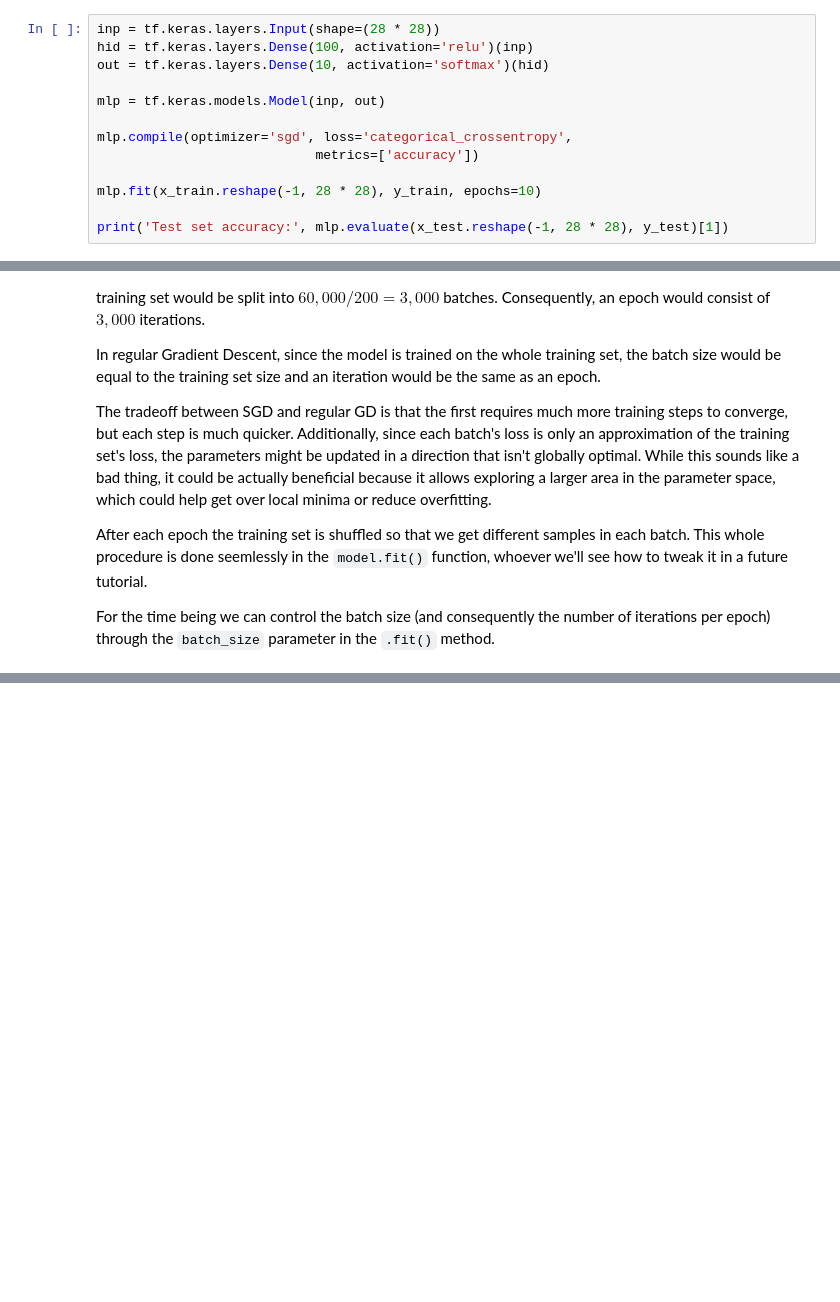
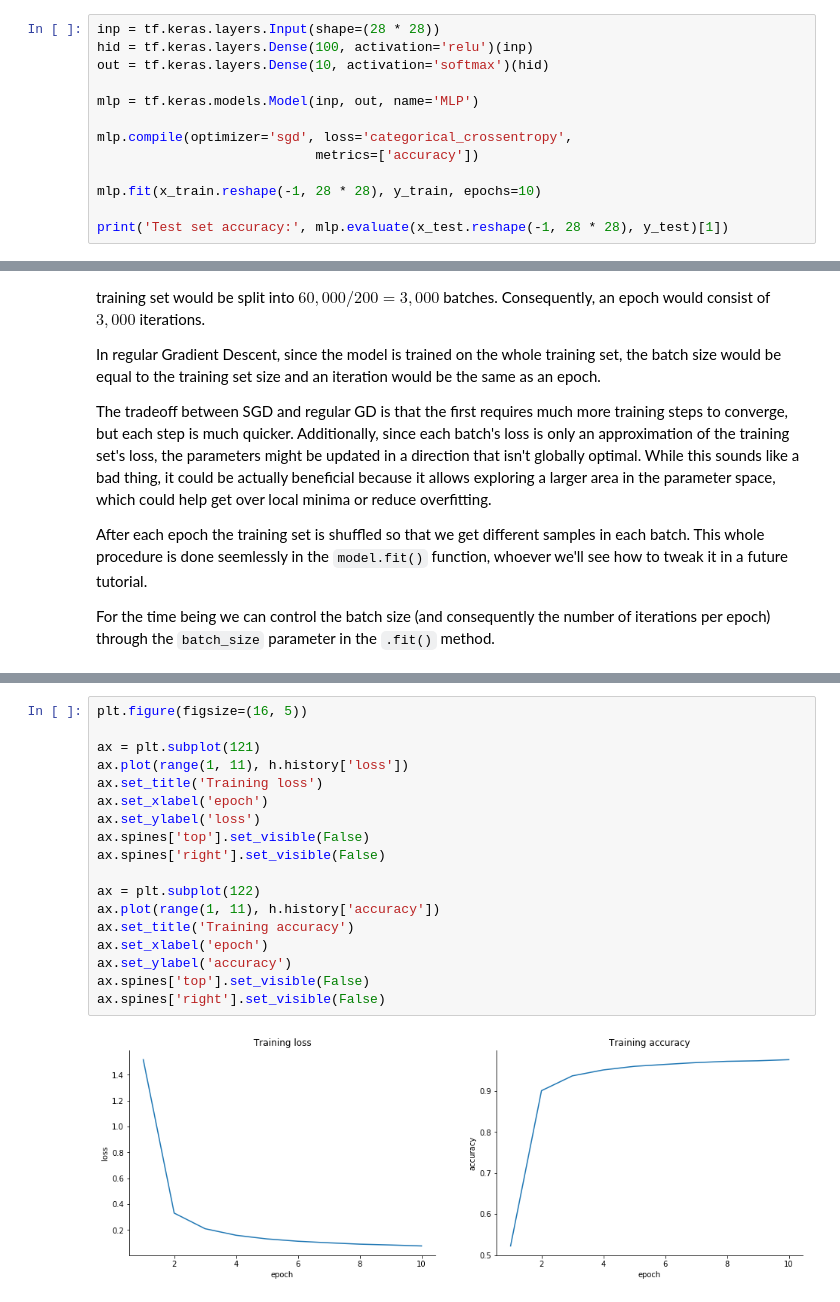
Before and after one commit to djib2011/tensorflow-dl-tutorial, a Jupyter notebook: 05_convolutional_neural_networks.ipynb, the cells around one changed output, grey strips where cells are left out. Saved outputs shown, nothing was run; the diff lists cells and outputs as text; blank space fills up the shorter version.

```diff
--- a/05_convolutional_neural_networks.ipynb
+++ b/05_convolutional_neural_networks.ipynb
@@ -160,7 +160,7 @@ inp = tf.keras.layers.Input(shape=(28 * 28))
 hid = tf.keras.layers.Dense(100, activation='relu')(inp)
 out = tf.keras.layers.Dense(10, activation='softmax')(hid)
 
-mlp = tf.keras.models.Model(inp, out)
+mlp = tf.keras.models.Model(inp, out, name='MLP')
 
 mlp.compile(optimizer='sgd', loss='categorical_crossentropy',
                             metrics=['accuracy'])
@@ -248,0 +576,20 @@ A convolutional layer performs a 2D convolution operation on the input. We won't
+# %%
+plt.figure(figsize=(16, 5))
+
+ax = plt.subplot(121)
+ax.plot(range(1, 11), h.history['loss'])
+ax.set_title('Training loss')
+ax.set_xlabel('epoch')
+ax.set_ylabel('loss')
+ax.spines['top'].set_visible(False)
+ax.spines['right'].set_visible(False)
+
+ax = plt.subplot(122)
+ax.plot(range(1, 11), h.history['accuracy'])
+ax.set_title('Training accuracy')
+ax.set_xlabel('epoch')
+ax.set_ylabel('accuracy')
+ax.spines['top'].set_visible(False)
+ax.spines['right'].set_visible(False)
+# %% [output]
+[figure, added]
```
Also changed, not shown: parts of 36 cells of this notebook.
